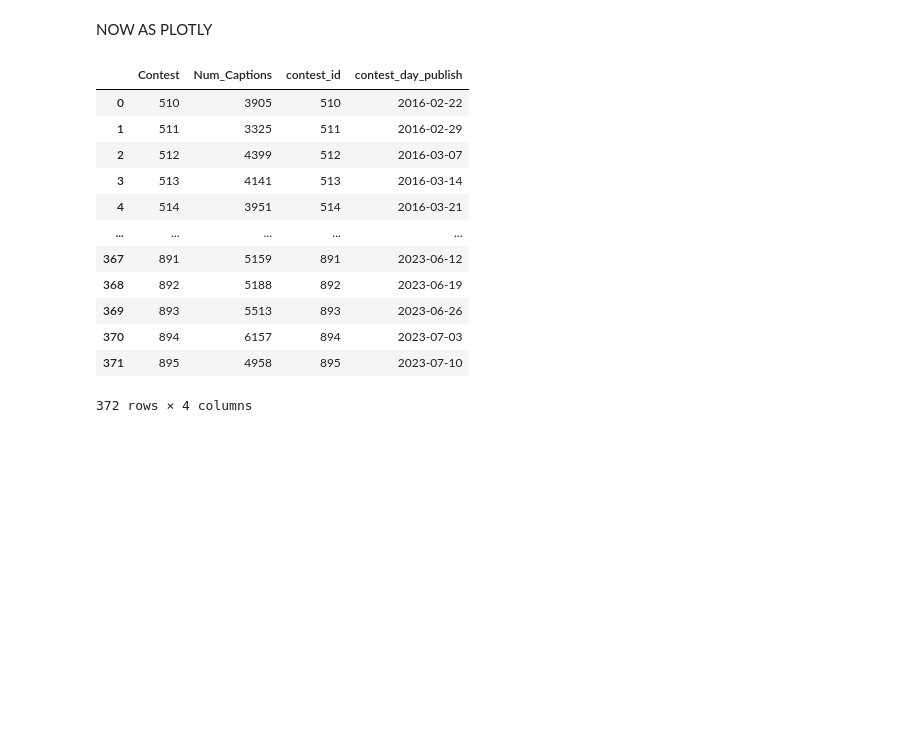
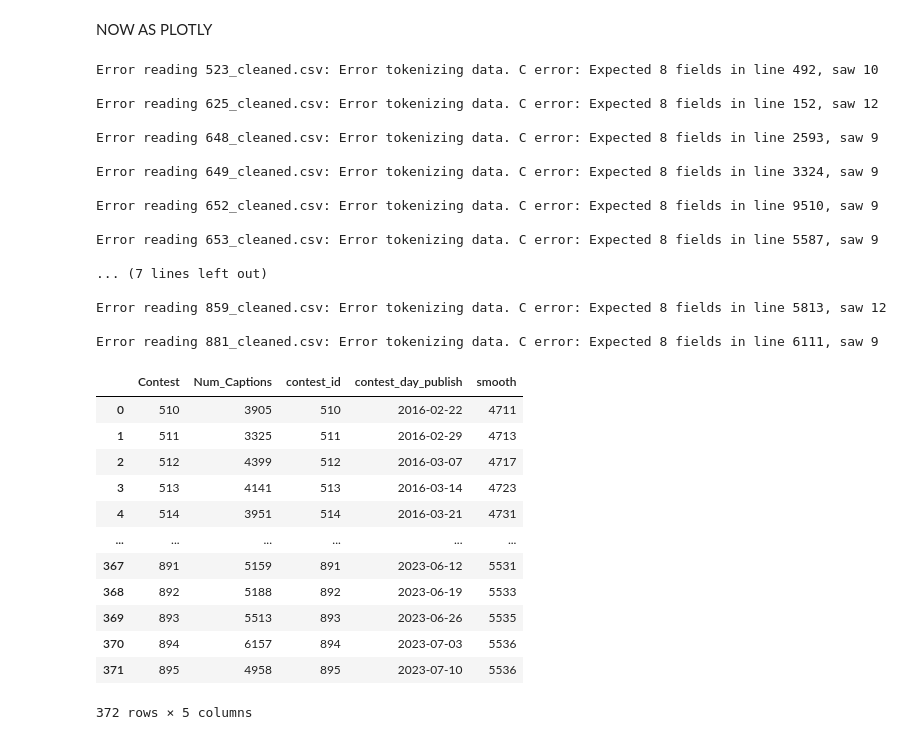
Before and after one commit to epfl-ada/ada-2025-project-json-derulo, a Jupyter notebook: src/Hanna/temporal_test.ipynb, the cells around one changed output. Cells and saved outputs as stored; diff of their text form; code cells hidden in the pictures; blank space fills up the shorter version.

```diff
--- a/src/Hanna/temporal_test.ipynb
+++ b/src/Hanna/temporal_test.ipynb
@@ -313,18 +371,35 @@ def plot_number_of_captions_vs_contests_plotly(folder_path, contest_with_dates):
 
     return merged
 # %%
-plot_number_of_captions_vs_contests_plotly(CSV_CLEAN_DIR, contest_with_dates)
+plot_captions_timeline_plotly(CSV_CLEAN_DIR, contest_with_dates)
 # %% [output]
+Error reading 523_cleaned.csv: Error tokenizing data. C error: Expected 8 fields in line 492, saw 10
+
+Error reading 625_cleaned.csv: Error tokenizing data. C error: Expected 8 fields in line 152, saw 12
+
+Error reading 648_cleaned.csv: Error tokenizing data. C error: Expected 8 fields in line 2593, saw 9
+
+Error reading 649_cleaned.csv: Error tokenizing data. C error: Expected 8 fields in line 3324, saw 9
+
+Error reading 652_cleaned.csv: Error tokenizing data. C error: Expected 8 fields in line 9510, saw 9
+
+Error reading 653_cleaned.csv: Error tokenizing data. C error: Expected 8 fields in line 5587, saw 9
+
+... (7 lines left out)
+
+Error reading 859_cleaned.csv: Error tokenizing data. C error: Expected 8 fields in line 5813, saw 12
+
+Error reading 881_cleaned.csv: Error tokenizing data. C error: Expected 8 fields in line 6111, saw 9
-|  | Contest | Num_Captions | contest_id | contest_day_publish |
-| 0 | 510 | 3905 | 510 | 2016-02-22 |
-| 1 | 511 | 3325 | 511 | 2016-02-29 |
-| 2 | 512 | 4399 | 512 | 2016-03-07 |
-| 3 | 513 | 4141 | 513 | 2016-03-14 |
-| 4 | 514 | 3951 | 514 | 2016-03-21 |
-| ... | ... | ... | ... | ... |
-| 367 | 891 | 5159 | 891 | 2023-06-12 |
-| 368 | 892 | 5188 | 892 | 2023-06-19 |
-| 369 | 893 | 5513 | 893 | 2023-06-26 |
-| 370 | 894 | 6157 | 894 | 2023-07-03 |
-| 371 | 895 | 4958 | 895 | 2023-07-10 |
+|  | Contest | Num_Captions | contest_id | contest_day_publish | smooth |
+| 0 | 510 | 3905 | 510 | 2016-02-22 | 4711 |
+| 1 | 511 | 3325 | 511 | 2016-02-29 | 4713 |
+| 2 | 512 | 4399 | 512 | 2016-03-07 | 4717 |
+| 3 | 513 | 4141 | 513 | 2016-03-14 | 4723 |
+| 4 | 514 | 3951 | 514 | 2016-03-21 | 4731 |
+| ... | ... | ... | ... | ... | ... |
+| 367 | 891 | 5159 | 891 | 2023-06-12 | 5531 |
+| 368 | 892 | 5188 | 892 | 2023-06-19 | 5533 |
+| 369 | 893 | 5513 | 893 | 2023-06-26 | 5535 |
+| 370 | 894 | 6157 | 894 | 2023-07-03 | 5536 |
+| 371 | 895 | 4958 | 895 | 2023-07-10 | 5536 |
-372 rows × 4 columns
+372 rows × 5 columns
```
Also changed, not shown: parts of 6 cells of this notebook, 4 other files.
